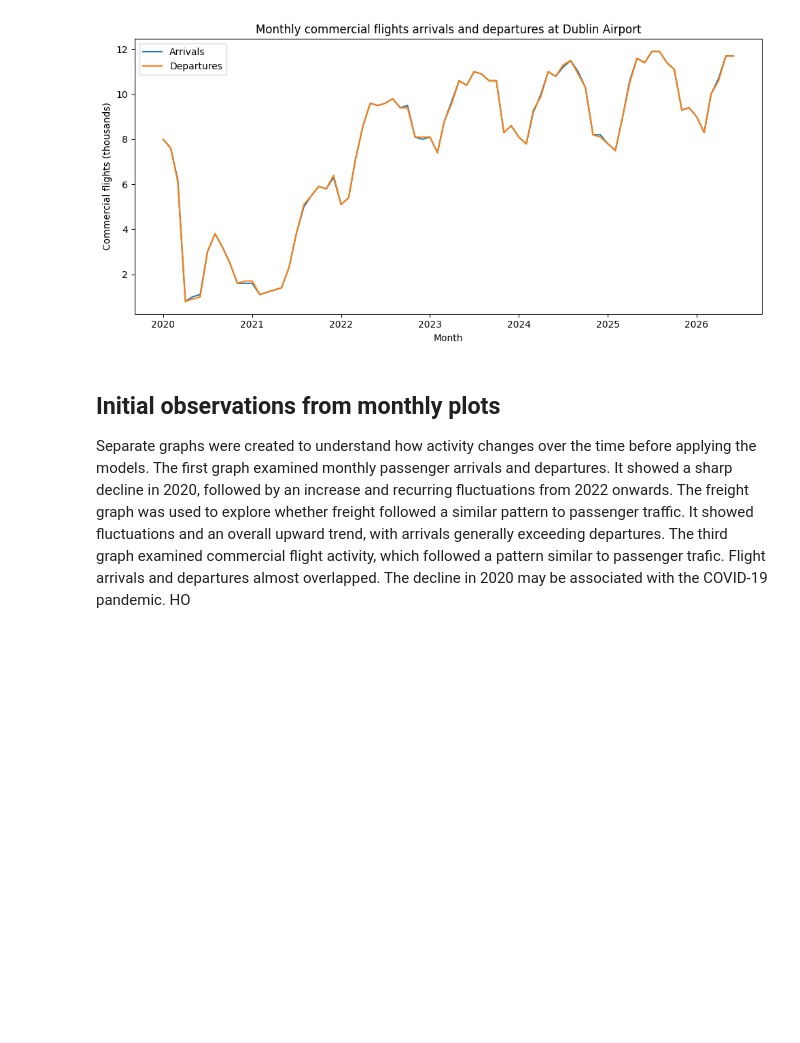
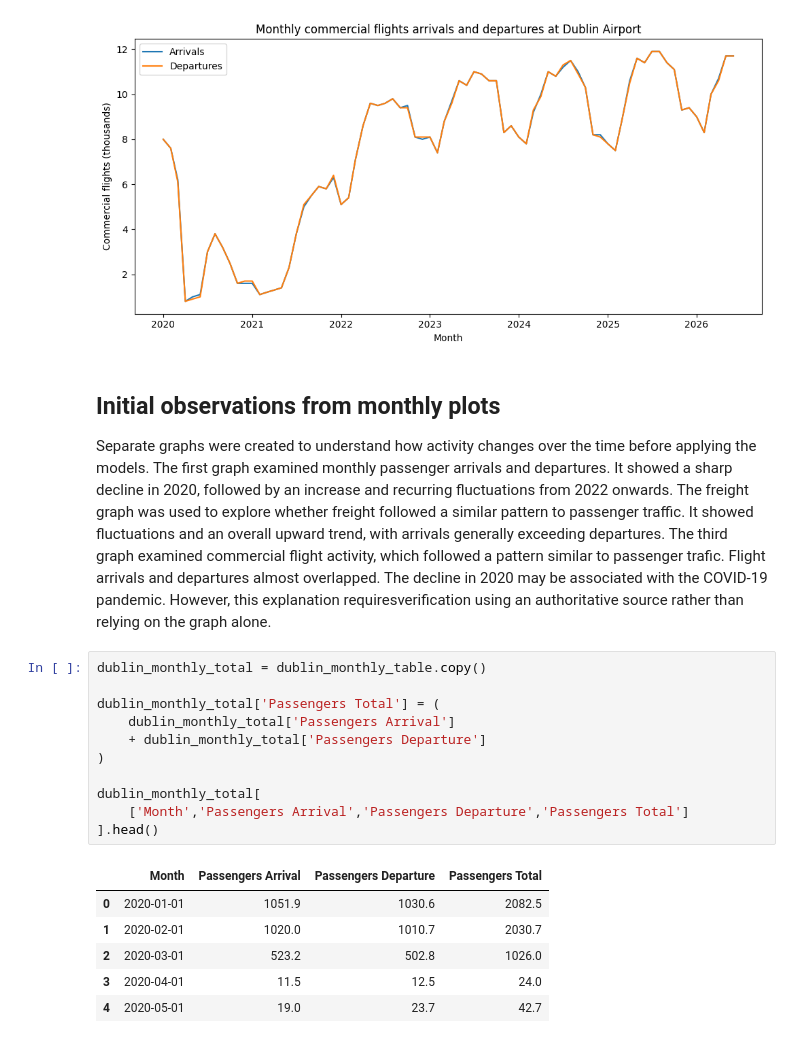
Before and after one commit to Ricardocotaa/CA1-Machine-Learning-2-Ricardo-Cota, a Jupyter notebook: CA1 MachineLearning-RicardoCota.ipynb, the cells around one changed output. Drawn from its saved outputs; the diff is of its cells as text; blank space fills up the shorter version.

```diff
--- a/CA1 MachineLearning-RicardoCota.ipynb
+++ b/CA1 MachineLearning-RicardoCota.ipynb
@@ -370,4 +370,22 @@ plt.show()
 
 Separate graphs  were created to understand  how activity changes over the time  before applying  the models. The first graph examined monthly passenger arrivals and departures. It showed a sharp decline in 2020, followed by an increase and recurring fluctuations from 2022 onwards.
 The freight graph was used to explore whether  freight followed a similar pattern to passenger traffic. It showed fluctuations and an overall upward trend, with arrivals generally exceeding departures. The third graph examined commercial flight activity, which followed a pattern similar to passenger trafic. Flight arrivals and departures almost overlapped.
-The decline in 2020 may be associated with the COVID-19 pandemic. HO
+The decline in 2020 may be associated with the COVID-19 pandemic. However, this explanation requiresverification using an authoritative source rather than relying on the graph alone.
+# %%
+dublin_monthly_total = dublin_monthly_table.copy()
+
+dublin_monthly_total['Passengers Total'] = (
+    dublin_monthly_total['Passengers Arrival']
+    + dublin_monthly_total['Passengers Departure']
+)
+
+dublin_monthly_total[
+    ['Month','Passengers Arrival','Passengers Departure','Passengers Total']
+].head()
+# %% [output]
+|  | Month | Passengers Arrival | Passengers Departure | Passengers Total |
+| 0 | 2020-01-01 | 1051.9 | 1030.6 | 2082.5 |
+| 1 | 2020-02-01 | 1020.0 | 1010.7 | 2030.7 |
+| 2 | 2020-03-01 | 523.2 | 502.8 | 1026.0 |
+| 3 | 2020-04-01 | 11.5 | 12.5 | 24.0 |
+| 4 | 2020-05-01 | 19.0 | 23.7 | 42.7 |
```
Also changed, not shown: parts of 14 cells of this notebook.
